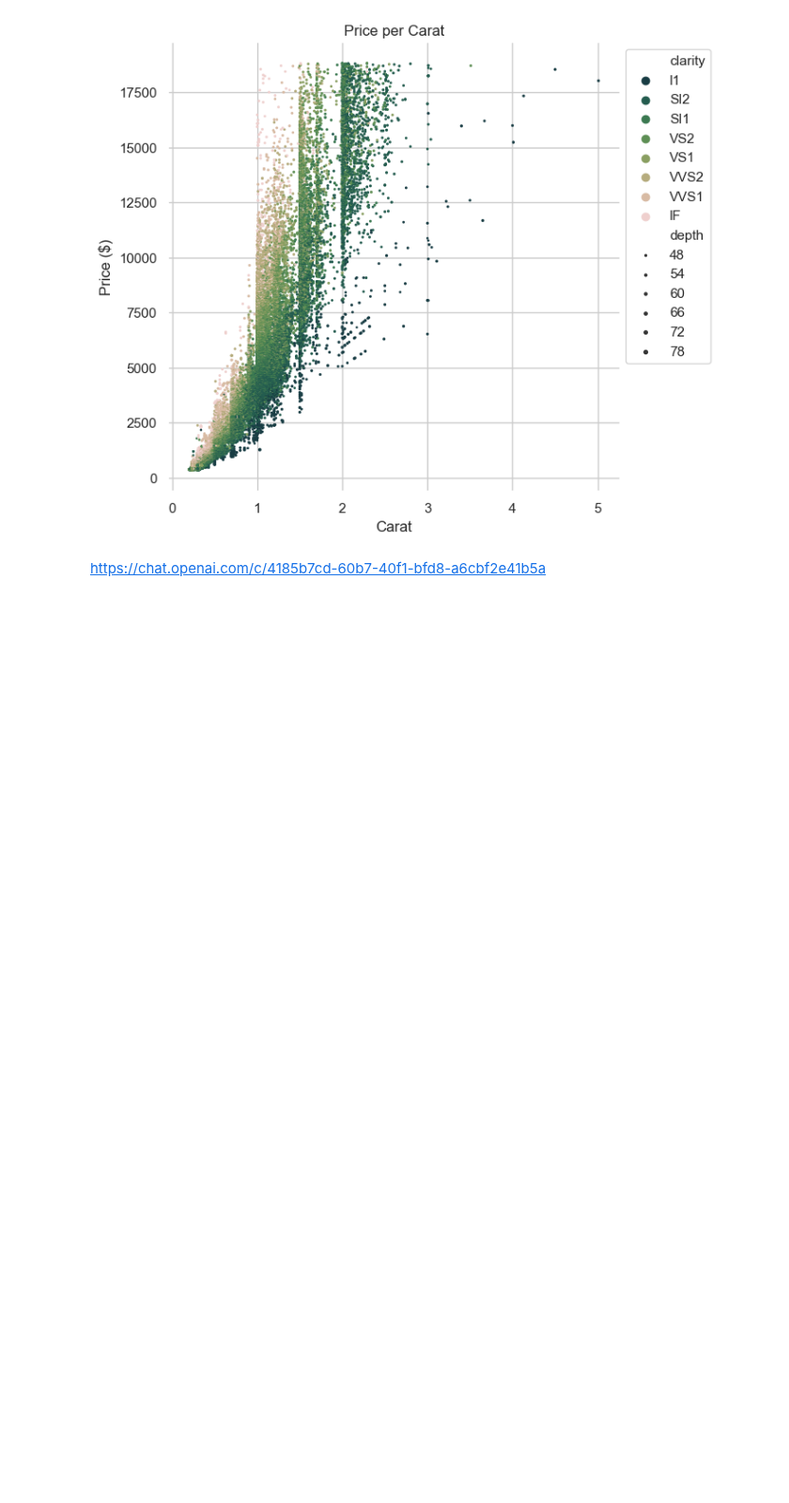
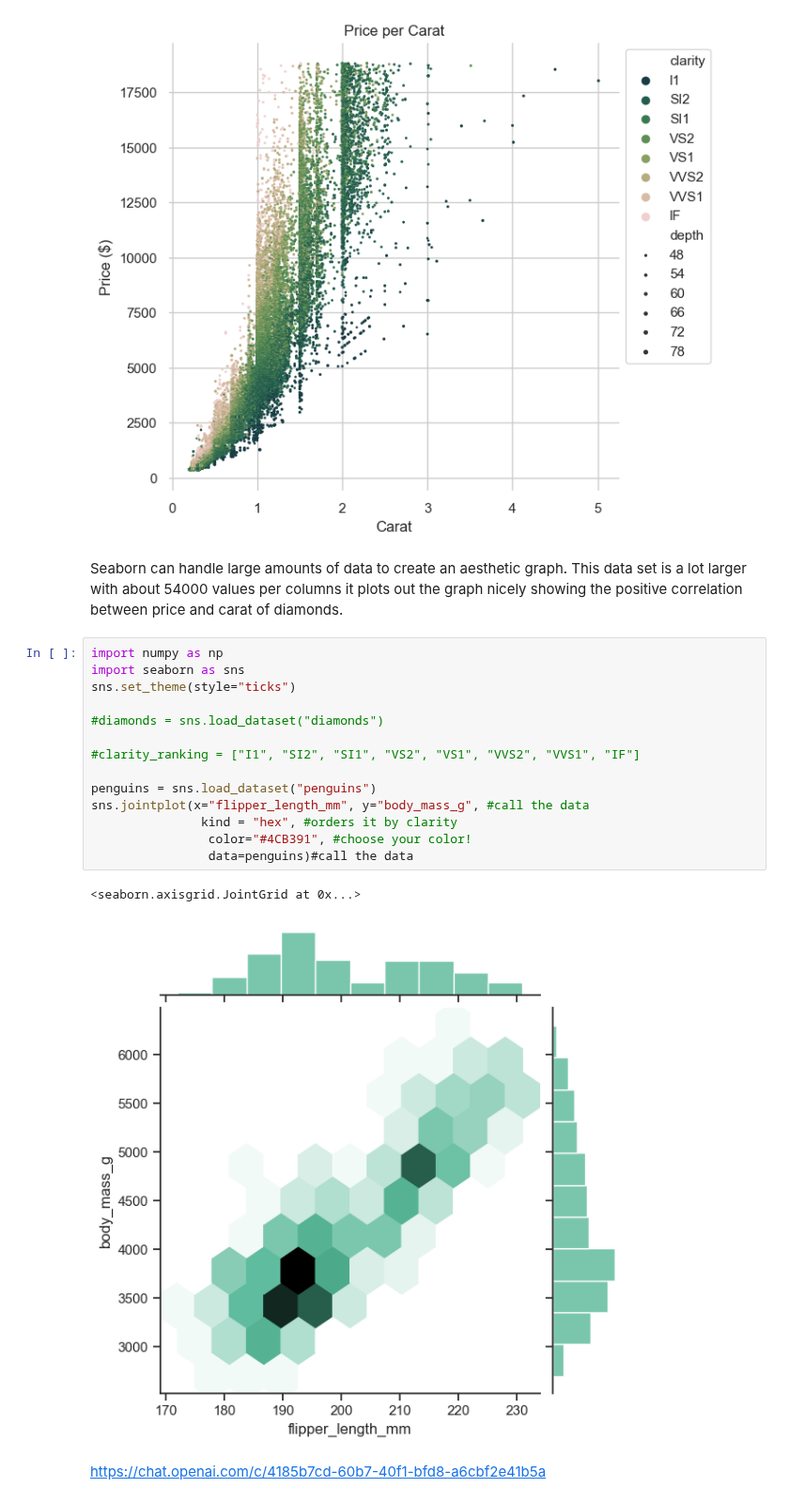
Before and after one commit to saingersoll/squirrel-gurlz, a Jupyter notebook: nbs/diana.ipynb, the cells around one changed output. Shown at 94% size. Cells and saved outputs as stored; diff of their text form; blank space fills up the shorter version.

Commit message:
Finished graph

```diff
--- a/nbs/diana.ipynb
+++ b/nbs/diana.ipynb
@@ -61,6 +63,25 @@ plt.legend(
 # %% [output]
 <matplotlib.legend.Legend at 0x...>
 [figure]
+# %% [markdown]
+Seaborn can handle large amounts of data to create an aesthetic graph. This data set is a lot larger with about 54000 values per columns it plots out the graph nicely showing the positive correlation between price and carat of diamonds.
+# %%
+import numpy as np
+import seaborn as sns
+sns.set_theme(style="ticks")
+
+#diamonds = sns.load_dataset("diamonds")
+
+#clarity_ranking = ["I1", "SI2", "SI1", "VS2", "VS1", "VVS2", "VVS1", "IF"]
+
+penguins = sns.load_dataset("penguins")
+sns.jointplot(x="flipper_length_mm", y="body_mass_g", #call the data
+               kind = "hex", #orders it by clarity
+                color="#4CB391", #choose your color!
+                data=penguins)#call the data
+# %% [output]
+<seaborn.axisgrid.JointGrid at 0x...>
+[figure, added]
 # %% [markdown]
 https://chat.openai.com/c/4185b7cd-60b7-40f1-bfd8-a6cbf2e41b5a
 # %% [markdown]
```
Also changed, not shown: parts of 1 cell of this notebook.
